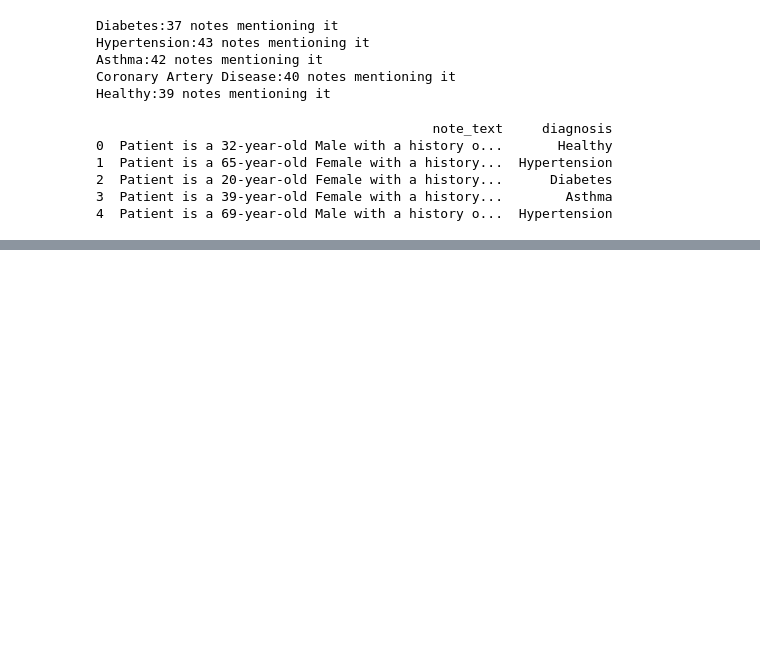
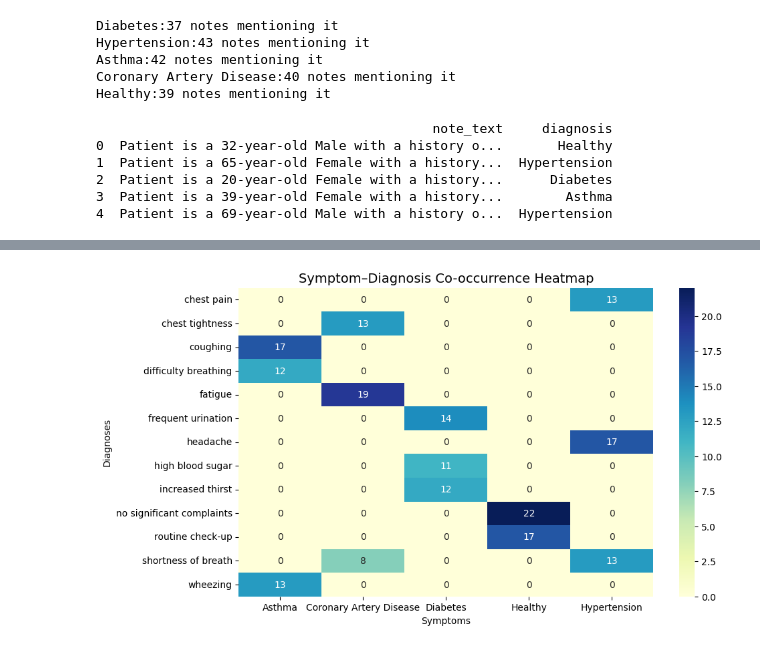
Before and after one commit to hineshpatel-ds/medical-report-assistance, a Jupyter notebook: notebooks/03_clinical_notes_eda.ipynb, the cells around one changed output, grey strips where cells are left out. Saved outputs shown, nothing was run; the diff lists cells and outputs as text; code cells hidden in the pictures; blank space fills up the shorter version.

```diff
--- a/notebooks/03_clinical_notes_eda.ipynb
+++ b/notebooks/03_clinical_notes_eda.ipynb
@@ -0,0 +1,13 @@
+# %%
+from pathlib import Path
+import numpy as np
+import pandas as pd
+
+ROOT = Path(__file__).resolve().parents[1] if "__file__" in globals() else Path.cwd().parents[0]
+DATA_RAW = ROOT / "data" / "raw"
+ASSETS = ROOT / "app" / "assets" / "eda"
+ASSETS.mkdir(parents = True, exist_ok=True)
+
+print("ROOT", ROOT)
+print("DATA_RAW", DATA_RAW)
+print("ASSETS", ASSETS)
@@ -124,0 +167,13 @@ Index(['patient_id', 'note_text', 'note_length'], dtype='object')
+# %%
+coocurrence = pd.crosstab(df.symptom,df.diagnosis)
+# print(coocurrence)
+
+plt.figure(figsize=(10,6))
+sns.heatmap(coocurrence,annot=True,fmt='d',cmap='YlGnBu')
+plt.title("Symptom–Diagnosis Co-occurrence Heatmap", fontsize=14)
+plt.xlabel("Symptoms")
+plt.ylabel("Diagnoses")
+plt.savefig(ASSETS / 'symptom_diagnosis_heatmap.png',dpi=150)
+plt.show()
+# %% [output]
+[figure, added]
```
Also changed, not shown: parts of 3 cells of this notebook, 1 other file.
